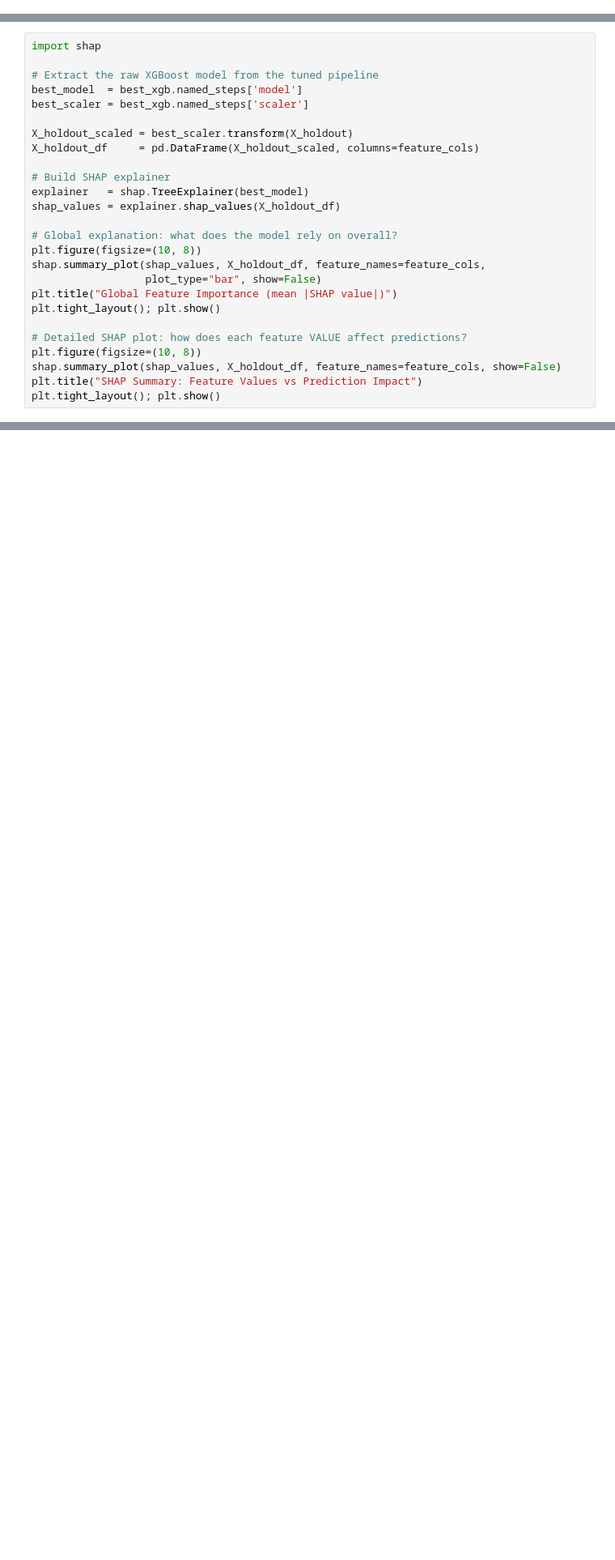
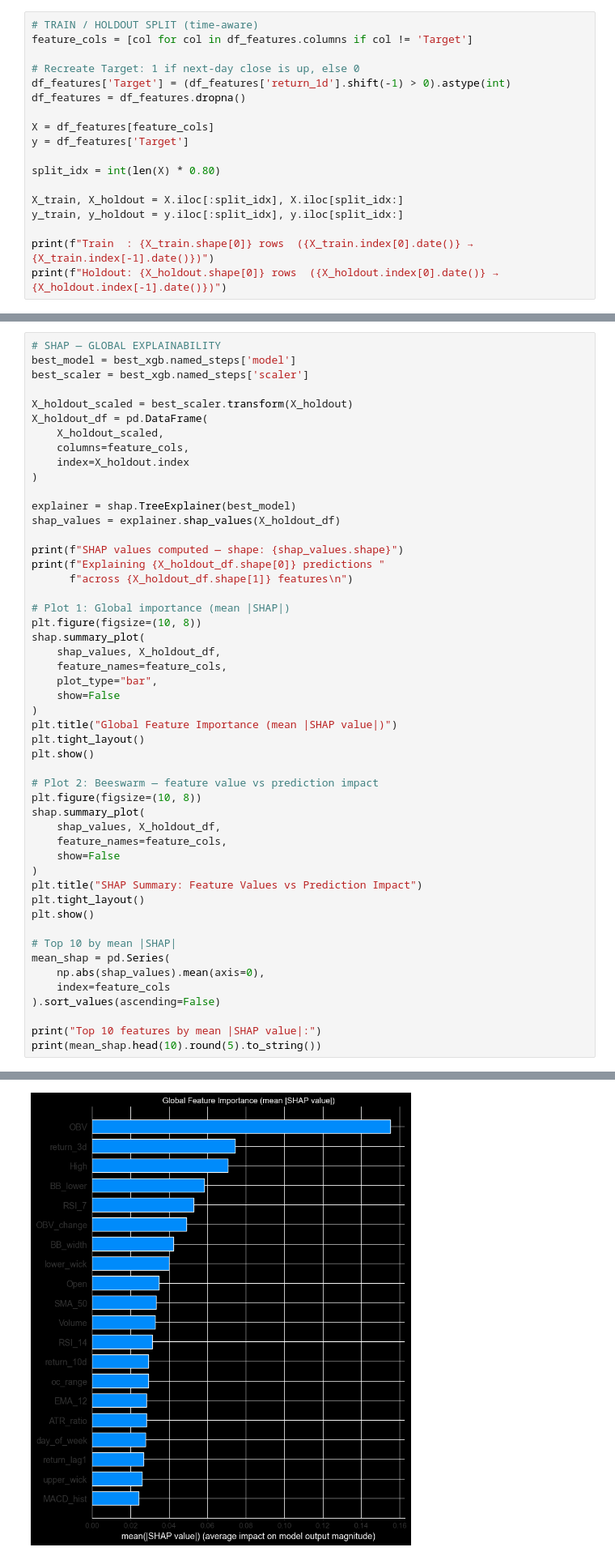
Before and after one commit to mustapha-quant/quant-predictive-models, a Jupyter notebook: notebooks/06_Full Explainability and Production.ipynb, the cells around one changed output, grey strips where cells are left out. Shown at 81% size. Drawn from its saved outputs; the diff is of its cells as text; blank space fills up the shorter version.

```diff
--- a/notebooks/06_Full Explainability and Production.ipynb
+++ b/notebooks/06_Full Explainability and Production.ipynb
@@ -2,0 +39,18 @@
+# %%
+# TRAIN / HOLDOUT SPLIT (time-aware)
+feature_cols = [col for col in df_features.columns if col != 'Target']
+
+# Recreate Target: 1 if next-day close is up, else 0
+df_features['Target'] = (df_features['return_1d'].shift(-1) > 0).astype(int)
+df_features = df_features.dropna()
+
+X = df_features[feature_cols]
+y = df_features['Target']
+
+split_idx = int(len(X) * 0.80)
+
+X_train, X_holdout = X.iloc[:split_idx], X.iloc[split_idx:]
+y_train, y_holdout = y.iloc[:split_idx], y.iloc[split_idx:]
+
+print(f"Train  : {X_train.shape[0]} rows  ({X_train.index[0].date()} → {X_train.index[-1].date()})")
+print(f"Holdout: {X_holdout.shape[0]} rows  ({X_holdout.index[0].date()} → {X_holdout.index[-1].date()})")
@@ -3,26 +339,51 @@
 # %%
-import shap
-
-# Extract the raw XGBoost model from the tuned pipeline
-best_model  = best_xgb.named_steps['model']
+# SHAP — GLOBAL EXPLAINABILITY
+best_model = best_xgb.named_steps['model']
 best_scaler = best_xgb.named_steps['scaler']
 
 X_holdout_scaled = best_scaler.transform(X_holdout)
-X_holdout_df     = pd.DataFrame(X_holdout_scaled, columns=feature_cols)
+X_holdout_df = pd.DataFrame(
+    X_holdout_scaled,
+    columns=feature_cols,
+    index=X_holdout.index
+)
 
-# Build SHAP explainer
-explainer   = shap.TreeExplainer(best_model)
+explainer = shap.TreeExplainer(best_model)
 shap_values = explainer.shap_values(X_holdout_df)
 
-# Global explanation: what does the model rely on overall?
+print(f"SHAP values computed — shape: {shap_values.shape}")
+print(f"Explaining {X_holdout_df.shape[0]} predictions "
+      f"across {X_holdout_df.shape[1]} features\n")
+
+# Plot 1: Global importance (mean |SHAP|)
 plt.figure(figsize=(10, 8))
-shap.summary_plot(shap_values, X_holdout_df, feature_names=feature_cols,
-                  plot_type="bar", show=False)
+shap.summary_plot(
+    shap_values, X_holdout_df,
+    feature_names=feature_cols,
+    plot_type="bar",
+    show=False
+)
 plt.title("Global Feature Importance (mean |SHAP value|)")
-plt.tight_layout(); plt.show()
+plt.tight_layout()
+plt.show()
 
-# Detailed SHAP plot: how does each feature VALUE affect predictions?
+# Plot 2: Beeswarm — feature value vs prediction impact
 plt.figure(figsize=(10, 8))
-shap.summary_plot(shap_values, X_holdout_df, feature_names=feature_cols, show=False)
+shap.summary_plot(
+    shap_values, X_holdout_df,
+    feature_names=feature_cols,
+    show=False
+)
 plt.title("SHAP Summary: Feature Values vs Prediction Impact")
-plt.tight_layout(); plt.show()
+plt.tight_layout()
+plt.show()
+
+# Top 10 by mean |SHAP|
+mean_shap = pd.Series(
+    np.abs(shap_values).mean(axis=0),
+    index=feature_cols
+).sort_values(ascending=False)
+
+print("Top 10 features by mean |SHAP value|:")
+print(mean_shap.head(10).round(5).to_string())
+# %% [output]
@@ -28,0 +392 @@ plt.tight_layout(); plt.show()
+[figure, added]
```
Also changed, not shown: parts of 13 cells of this notebook, 7 other files.
